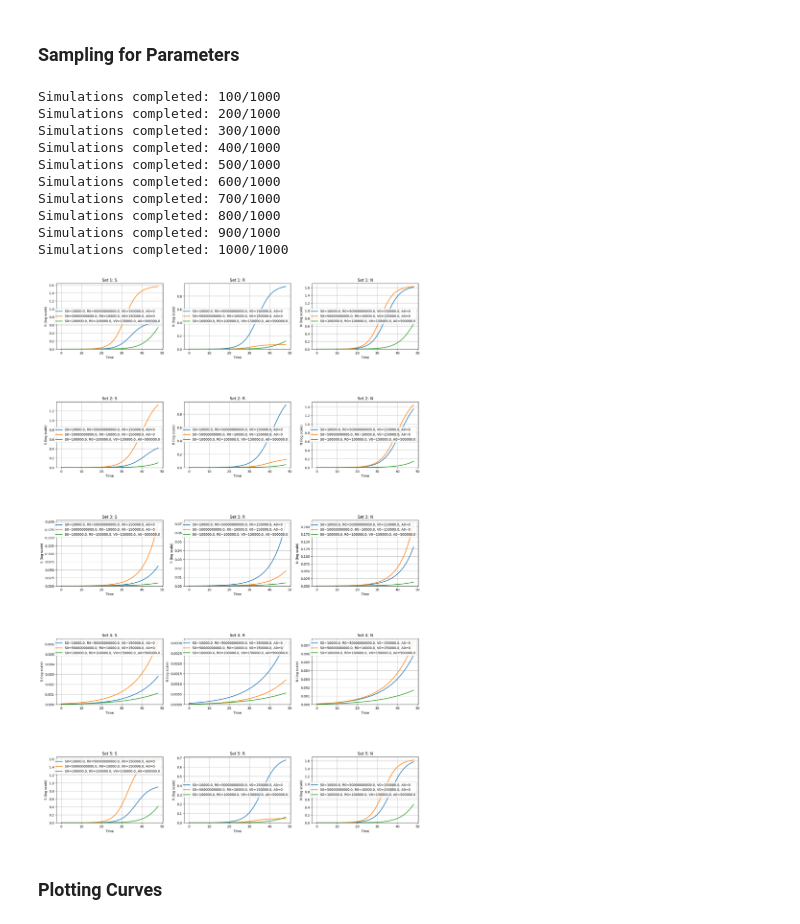
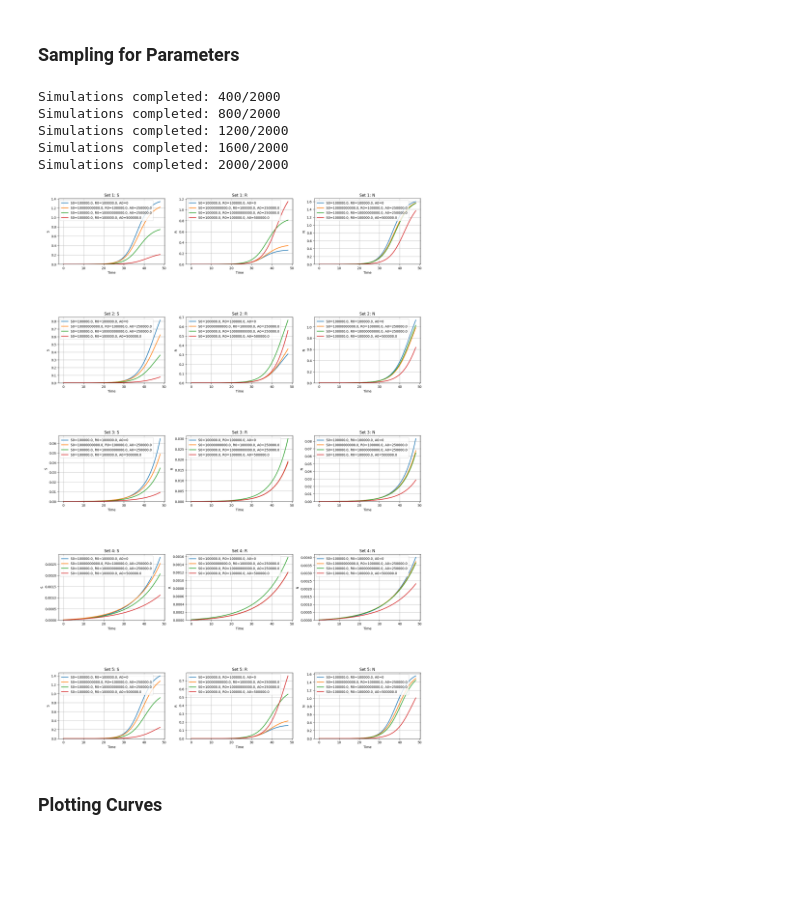
Before and after one commit to wxrderek/vae-bacteria-growth-Math466, a Jupyter notebook: growth_simulation.ipynb, the cells around one changed output. Drawn from its saved outputs; the diff is of its cells as text; code cells hidden in the pictures; blank space fills up the shorter version.

```diff
--- a/growth_simulation.ipynb
+++ b/growth_simulation.ipynb
@@ -20,7 +20,7 @@ class GrowthModel:
         S, R, N = y # diff eq functions
 
         # unpack parameters
-        r, beta, lambda_, nu, rho, alpha, theta, E_max, H, MIC_S, MIC_R, mu, gamma = self.p
+        r, beta, lambda_, nu, rho, alpha, theta, E_max, MIC_S, MIC_R, mu, gamma = self.p
         V_i, A_i = self.vol_concent
 
         # model functions
@@ -28,8 +28,9 @@ class GrowthModel:
         V = V_i + lambda_*t # slurry tank volume
         A = (A_i - (theta / gamma)) * np.exp(-1.0 * gamma * t) + (theta / gamma) # antibiotic concentration
         N_max =  mu * V # max carrying capacity
+        H = 2 # Hill coefficient
         E_S = 1 - (E_max * (A / V)**H ) / (MIC_S**H + (A / V)**H) # antibiotic effect on sensitive
-        E_R = 1 - (E_max * (A / V)**H) / (MIC_S**H + (A / V)**H) # antibiotic effect on resistant
+        E_R = 1 - (E_max * (A / V)**H) / (MIC_R**H + (A / V)**H) # antibiotic effect on resistant
 
         # differential equations
         dSdt = r * (1 - N/N_max) * E_S * S - (beta * S * R) / N + lambda_ * (1 - rho) * nu
@@ -62,7 +63,7 @@ class Simulation:
 # plotter class
 class Plotter:
     def plot(self, t, results, conditions, variables=['S', 'R', 'N']):
-        fig, axs = plt.subplots(3, 1, figsize=(8, 12), sharex=True)
+        fig, axs = plt.subplots(4, 1, figsize=(8, 12), sharex=True)
         plt.subplots_adjust(hspace=0.4)
 
         # loop through the results for each condition and plot
@@ -83,12 +84,12 @@ class Plotter:
 
 
 # parameters
-p = [0.5, 0.001, 613, 2e7, 0.4, 0.1, 3422, 2, 2, 8, 2000, 1e10, 0.0029]
-t_span = (0, 48)
-num_time_points = 150
+p = [0.5, 0.001, 613, 2e7, 0.4, 0.1, 3422, 2, 8, 2000, 1e10, 0.0029]
+t_span = (0, 72)
+num_time_points = 200
 
 # initial conditions
-conditions = [(1e4, 5e10, 15e4, 0), (5e10, 1e4, 15e4, 0), (1e5, 1e5, 15e4, 5e5)]
+conditions = [(1e5, 1e5, 15e4, 0), (1e10, 1e5, 15e4, 2.5e5), (1e5, 1e10, 15e4, 2.5e5), (1e5, 1e5, 15e4, 5e5)]
 
 # run simulation
 all_results = []
@@ -122,7 +123,7 @@ class ParameterSampler:
 
     def sample_parameters(self):
         p = []
-        for key in ['r', 'beta', 'lambda_', 'nu', 'rho', 'alpha', 'theta', 'E_max', 'H', 'MIC_S', 'MIC_R', 'mu', 'gamma']:
+        for key in ['r', 'beta', 'lambda_', 'nu', 'rho', 'alpha', 'theta', 'E_max', 'MIC_S', 'MIC_R', 'mu', 'gamma']:
             spec = self.param_specs[key]
             value = sample_truncated_normal(spec['mean'], spec['sd'], spec['low'], spec['high'])
             p.append(value)
@@ -135,7 +136,7 @@ class SimulationRunner:
         self.conditions = conditions
         self.t_eval = t_eval
         self.param_sampler = ParameterSampler(param_specs, seed=seed)
-        self.parameters = np.zeros((num_simulations, 13))
+        self.parameters = np.zeros((num_simulations, 12))
         self.curves = np.zeros((num_simulations, len(conditions), 3, len(t_eval)))
 
     def simulate(self, p, S0, R0, V0, A0):
@@ -156,7 +157,7 @@ class SimulationRunner:
                 simulated = self.simulate(p, S0, R0, V0, A0)
                 self.curves[i, j] = simulated
 
-            if (i + 1) % 100 == 0:
+            if (i + 1) % 400 == 0:
                 print(f'Simulations completed: {i + 1}/{self.num_simulations}')
 
         # save results to files
@@ -174,59 +175,53 @@ class SimulationRunner:
                 variable = variables[j]
 
                 for k, (S0, R0, V0, A0) in enumerate(self.conditions):
-                    label = f'S0={S0}, R0={R0}, V0={V0}, A0={A0}'
+                    label = f'S0={S0}, R0={R0}, A0={A0}'
                     ax.plot(self.t_eval, self.curves[i, k, j], label=label, lw=2)
 
                 ax.set_ylim(bottom=0)
                 ax.set_xlabel('Time')
-                ax.set_ylabel(f'{variable} (log scale)')
+                ax.set_ylabel(f'{variable}')
                 ax.set_title(f'Set {i+1}: {variable}')
                 ax.grid(True)
                 ax.legend()
 
         plt.show()
 
 
 # simulation parameters with sampling
 param_specs = {
     'r': {'mean': 0.5, 'sd': 0.2, 'low': 0.17, 'high': 0.9},
-    'beta': {'mean': 0.001, 'sd': 0.0002, 'low': 1e-9, 'high': 1e-2},
+    'beta': {'mean': 0.001, 'sd': 0.0005, 'low': 1e-9, 'high': 1e-2},
     'lambda_': {'mean': 613, 'sd': 0, 'low': 613, 'high': 613},
     'nu': {'mean': 2e7, 'sd': 0, 'low': 2e7, 'high': 2e7},
     'rho': {'mean': 0.4, 'sd': 0,  'low': 0.4, 'high': 0.4},
     'alpha': {'mean': 0.1, 'sd': 0.05,  'low': 0, 'high': 0.3},
     'theta': {'mean': 3422, 'sd': 0, 'low': 3422, 'high': 3422},
     'E_max': {'mean': 2, 'sd': 0, 'low': 2, 'high': 2},
-    'H': {'mean': 2,  'sd': 0, 'low': 2, 'high': 2},
     'MIC_S': {'mean': 8, 'sd': 0, 'low': 8, 'high': 8},
     'MIC_R': {'mean': 2000, 'sd': 0, 'low': 2000, 'high': 2000},
     'mu': {'mean': 1e10, 'sd': 0, 'low': 1e10, 'high': 1e10},
-    'gamma': {'mean': 0.0029, 'sd': 0.0005, 'low': 0.0020, 'high': 0.0040}
+    'gamma': {'mean': 0.0029, 'sd': 0.001, 'low': 0.002, 'high': 0.004}
 }
 
 # run simulation
-num_simulations = 1000
-conditions = [(1e4, 5e10, 15e4, 0), (5e10, 1e4, 15e4, 0), (1e5, 1e5, 15e4, 5e5)]
-t_eval = np.linspace(0, 48, 150)
+num_simulations = 2000
+conditions = [(1e5, 1e5, 15e4, 0), (1e10, 1e5, 15e4, 2.5e5), (1e5, 1e10, 15e4, 2.5e5), (1e5, 1e5, 15e4, 5e5)]
+t_eval = np.linspace(0, 48, 200)
 seed = 10
 
 simulation_runner = SimulationRunner(num_simulations, conditions, t_eval, param_specs, seed=seed)
 simulation_runner.run_all_simulations()
 
 # plot results
 simulation_runner.plot_results(num_sets_to_plot=5)
 # %% [output]
-Simulations completed: 100/1000
-Simulations completed: 200/1000
-Simulations completed: 300/1000
-Simulations completed: 400/1000
-Simulations completed: 500/1000
-Simulations completed: 600/1000
-Simulations completed: 700/1000
-Simulations completed: 800/1000
-Simulations completed: 900/1000
-Simulations completed: 1000/1000
+Simulations completed: 400/2000
+Simulations completed: 800/2000
+Simulations completed: 1200/2000
+Simulations completed: 1600/2000
+Simulations completed: 2000/2000
-[figure, old version]
+[figure, new version]
 # %% [markdown]
 ### Plotting Curves
 # %%
```
Also changed, not shown: parts of 2 cells of this notebook, 19 other files.
